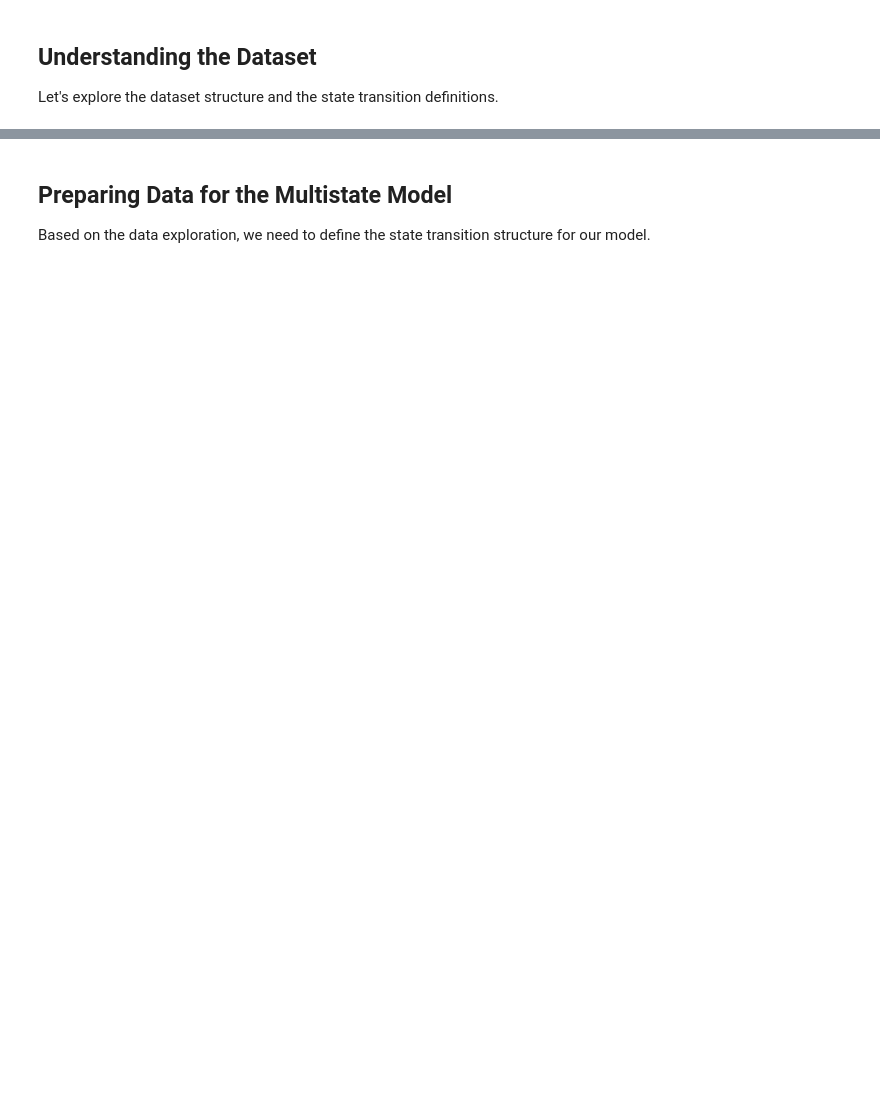
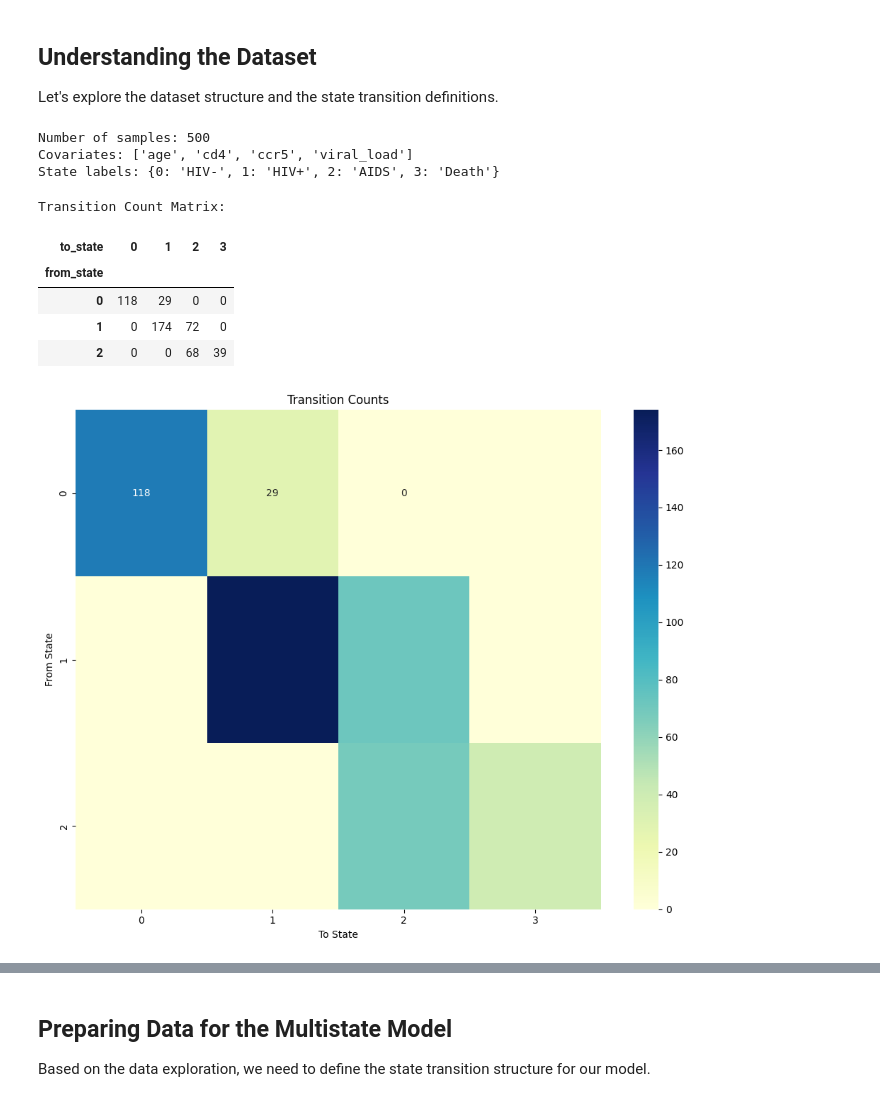
Before and after one commit to denizakdemir/multistate_nn, a Jupyter notebook: examples/aidssi_real_data_example.ipynb, the cells around one changed output, grey strips where cells are left out. Cells and saved outputs as stored; diff of their text form; code cells hidden in the pictures; blank space fills up the shorter version.

```diff
--- a/examples/aidssi_real_data_example.ipynb
+++ b/examples/aidssi_real_data_example.ipynb
@@ -44,26 +108,38 @@ competing_risk_dataset.head()
 Let's explore the dataset structure and the state transition definitions.
 # %%
 # Print information about the dataset
-print(f"Number of samples: {len(competing_risk_dataset)}")
+print(f"Number of samples: {len(aidssi_df)}")
 print(f"Covariates: {covariate_cols}")
 print(f"State labels: {state_labels}")
+# %% [output]
+Number of samples: 500
+Covariates: ['age', 'cd4', 'ccr5', 'viral_load']
+State labels: {0: 'HIV-', 1: 'HIV+', 2: 'AIDS', 3: 'Death'}
 # %%
 # Let's examine the distribution of transitions
-transition_counts = competing_risk_dataset.groupby(['from_state', 'to_state']).size().reset_index(name='count')
+transition_counts = aidssi_df.groupby(['from_state', 'to_state']).size().reset_index(name='count')
 transition_pivot = transition_counts.pivot(index='from_state', columns='to_state', values='count').fillna(0).astype(int)
 
 # Display the transition count matrix
 print("Transition Count Matrix:")
 display(transition_pivot)
 
 # Plot the transition counts as a heatmap
 plt.figure(figsize=(10, 8))
 sns.heatmap(transition_pivot, annot=True, fmt='d', cmap='YlGnBu')
 plt.title('Transition Counts')
 plt.xlabel('To State')
 plt.ylabel('From State')
 plt.tight_layout()
 plt.show()
+# %% [output]
+Transition Count Matrix:
+| to_state | 0 | 1 | 2 | 3 |
+| from_state |  |  |  |  |
+| 0 | 118 | 29 | 0 | 0 |
+| 1 | 0 | 174 | 72 | 0 |
+| 2 | 0 | 0 | 68 | 39 |
+[figure, added]
 # %%
 # Calculate the transition probabilities
 transition_probs = transition_pivot.div(transition_pivot.sum(axis=1), axis=0)
```
Also changed, not shown: parts of 20 cells of this notebook, 7 other files.
